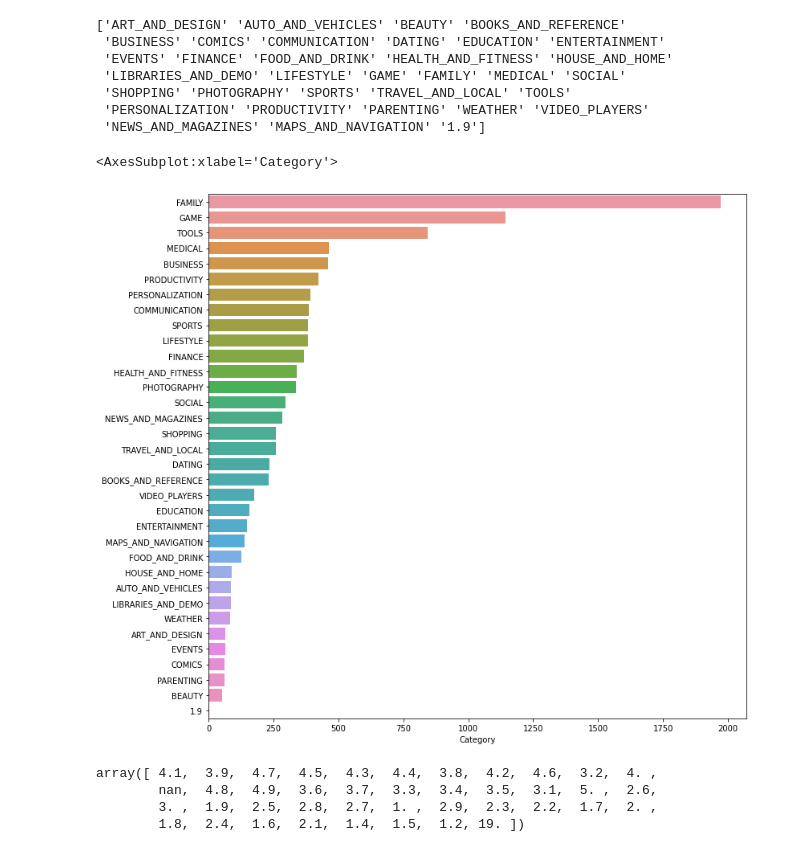
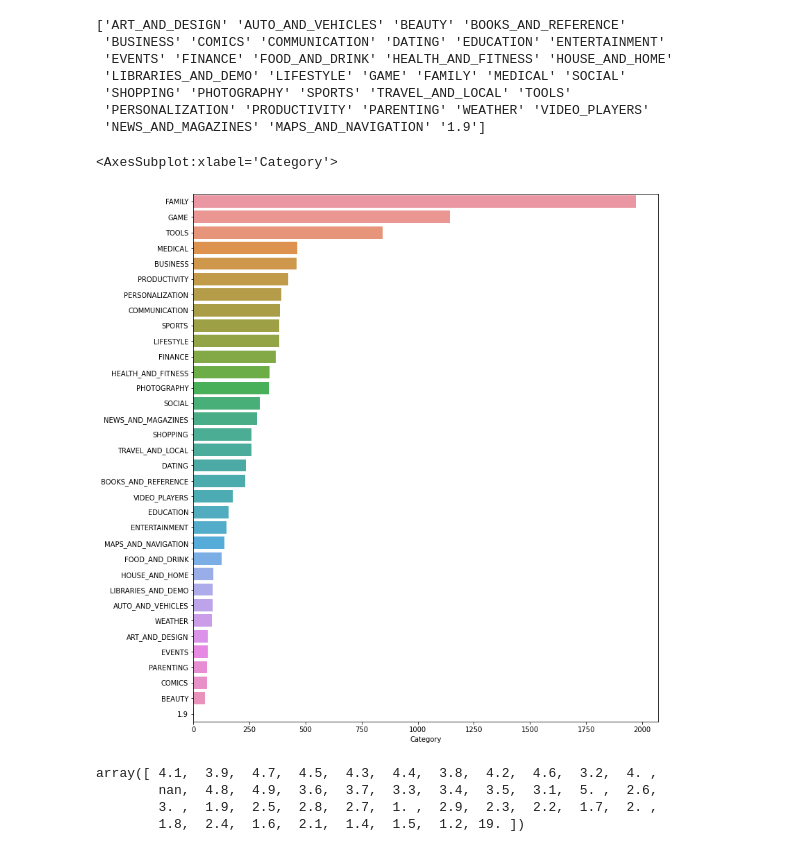
Before and after one commit to AdityaSolanki189/PythonProjects, a Jupyter notebook: GooglePS_DataAnalysis/gps_main.ipynb, the cells around one changed output. Cells and saved outputs as stored; diff of their text form; code cells hidden in the pictures.

```diff
--- a/GooglePS_DataAnalysis/gps_main.ipynb
+++ b/GooglePS_DataAnalysis/gps_main.ipynb
@@ -39,12 +39,12 @@ print(cat)
  'PERSONALIZATION' 'PRODUCTIVITY' 'PARENTING' 'WEATHER' 'VIDEO_PLAYERS'
  'NEWS_AND_MAGAZINES' 'MAPS_AND_NAVIGATION' '1.9']
 # %%
-plt.figure(figsize=(12, 12))
+plt.figure(figsize=(12, 14))
 most_cat = df.Category.value_counts()
 sns.barplot(x=most_cat, y=most_cat.index, data=df)
 # %% [output]
 <AxesSubplot:xlabel='Category'>
-[figure, old version]
+[figure, new version]
 # %%
 df.Rating.unique()
 # %% [output]
```
Also changed, not shown: 3 other files.
